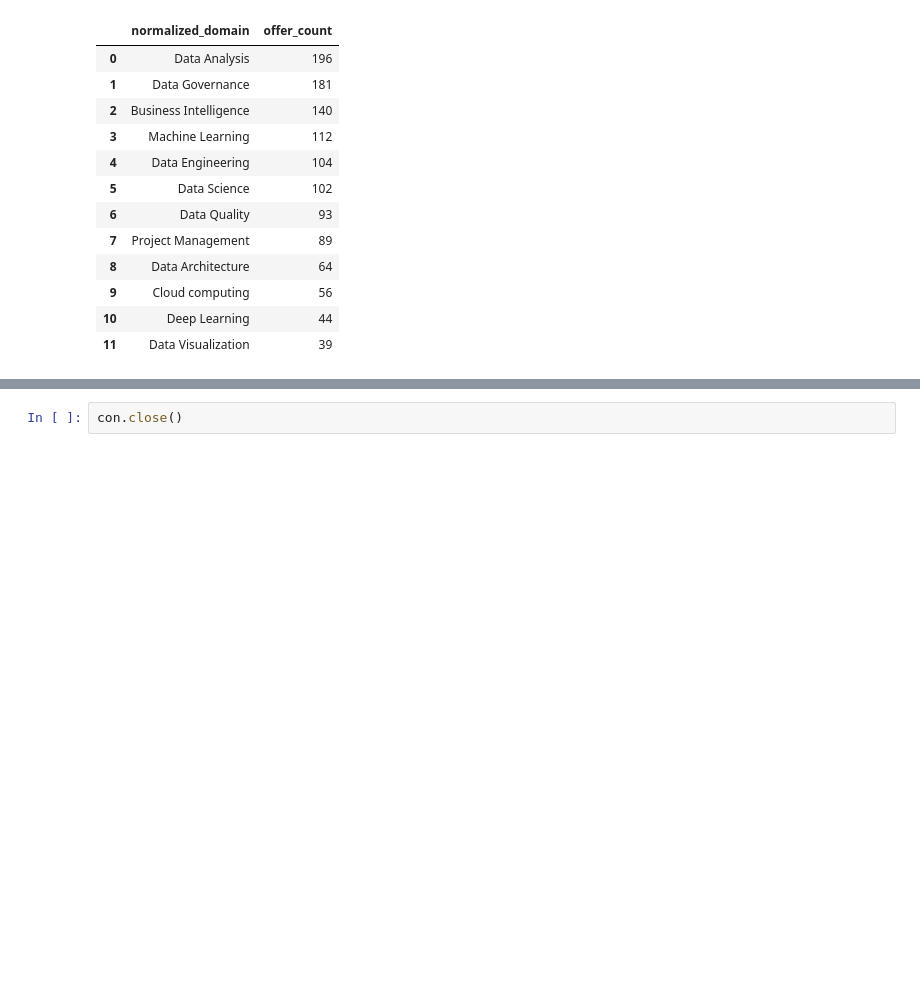
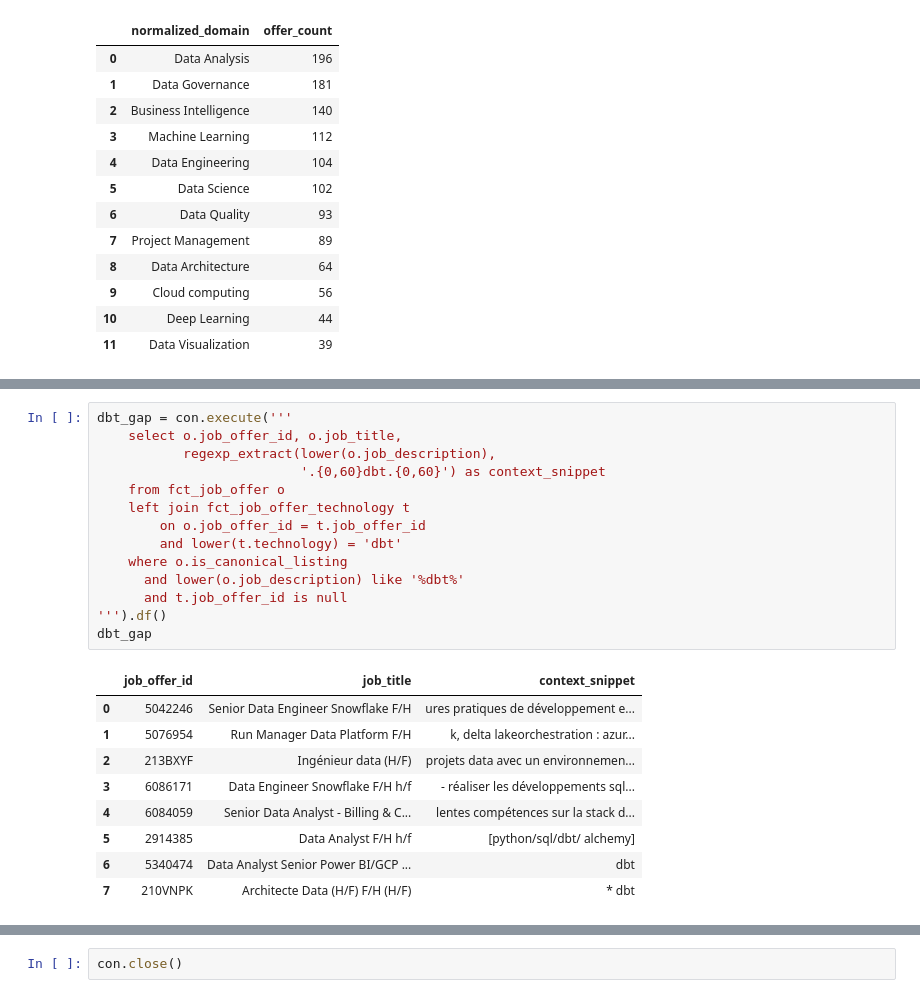
Before and after one commit to ricksan37/france_data_market, a Jupyter notebook: notebooks/01_market_exploration.ipynb, the cells around one changed output, grey strips where cells are left out. Cells and saved outputs as stored; diff of their text form; blank space fills up the shorter version.

```diff
--- a/notebooks/01_market_exploration.ipynb
+++ b/notebooks/01_market_exploration.ipynb
@@ -154,0 +409,24 @@ domains
+# %%
+dbt_gap = con.execute('''
+    select o.job_offer_id, o.job_title,
+           regexp_extract(lower(o.job_description),
+                          '.{0,60}dbt.{0,60}') as context_snippet
+    from fct_job_offer o
+    left join fct_job_offer_technology t
+        on o.job_offer_id = t.job_offer_id
+        and lower(t.technology) = 'dbt'
+    where o.is_canonical_listing
+      and lower(o.job_description) like '%dbt%'
+      and t.job_offer_id is null
+''').df()
+dbt_gap
+# %% [output]
+|  | job_offer_id | job_title | context_snippet |
+| 0 | 5042246 | Senior Data Engineer Snowflake F/H | ures pratiques de développement e... |
+| 1 | 5076954 | Run Manager Data Platform F/H | k, delta lakeorchestration : azur... |
+| 2 | 213BXYF | Ingénieur data (H/F) | projets data avec un environnemen... |
+| 3 | 6086171 | Data Engineer Snowflake F/H h/f | - réaliser les développements sql... |
+| 4 | 6084059 | Senior Data Analyst - Billing & C... | lentes compétences sur la stack d... |
+| 5 | 2914385 | Data Analyst F/H h/f | [python/sql/dbt/ alchemy] |
+| 6 | 5340474 | Data Analyst Senior Power BI/GCP ... | dbt |
+| 7 | 210VNPK | Architecte Data (H/F) F/H (H/F) | * dbt |
```
Also changed, not shown: parts of 42 cells of this notebook, 1 other file.
